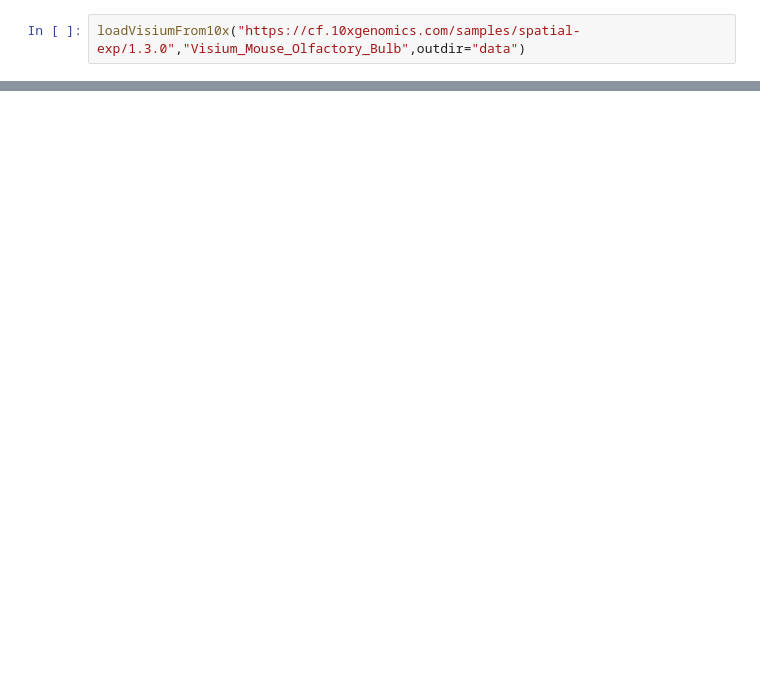
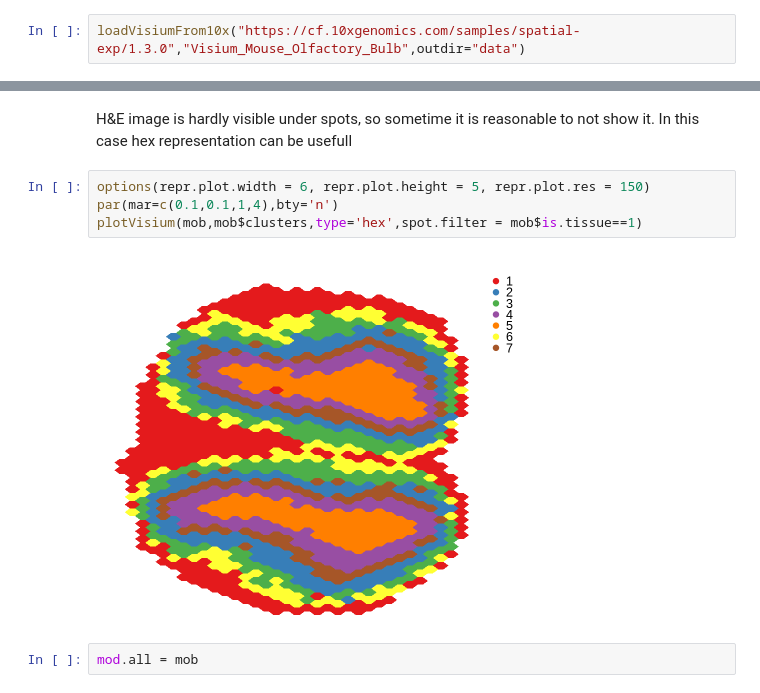
Before and after one commit to cellgeni/visutils, a Jupyter notebook: examples/visium.visualization.ipynb, the cells around one changed output, grey strips where cells are left out. Cells and saved outputs as stored; diff of their text form; blank space fills up the shorter version.

```diff
--- a/examples/visium.visualization.ipynb
+++ b/examples/visium.visualization.ipynb
@@ -54,0 +70,10 @@ plotVisium(mob,mob$clusters,xaxt='s',yaxt='s')
+# %% [markdown]
+H&E image is hardly visible under spots, so sometime it is reasonable to not show it. In this case hex representation can be usefull
+# %%
+options(repr.plot.width = 6, repr.plot.height = 5, repr.plot.res = 150)
+par(mar=c(0.1,0.1,1,4),bty='n')
+plotVisium(mob,mob$clusters,type='hex',spot.filter = mob$is.tissue==1)
+# %% [output]
+[figure, added]
+# %%
+mod.all = mob
```
Also changed, not shown: parts of 19 cells of this notebook, 7 other files.
